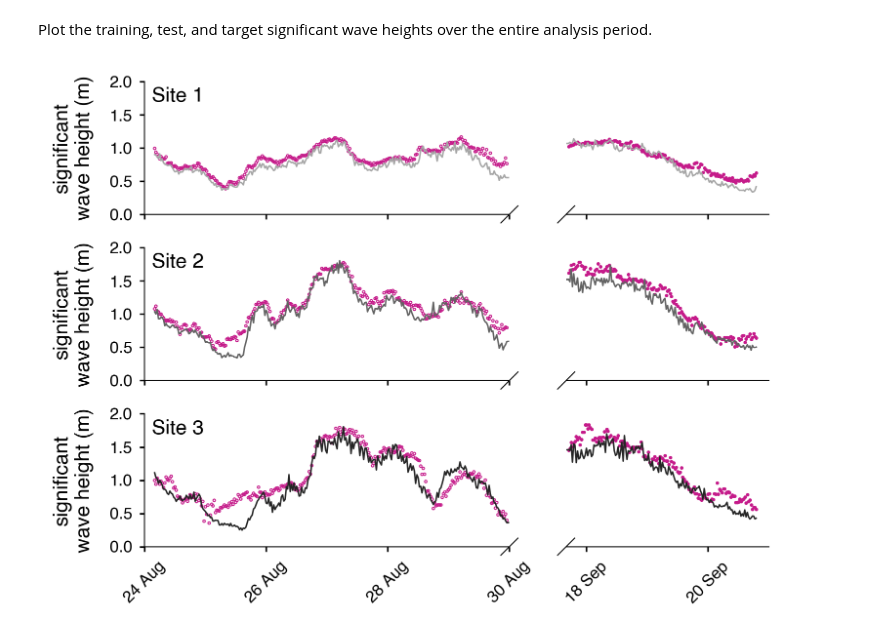
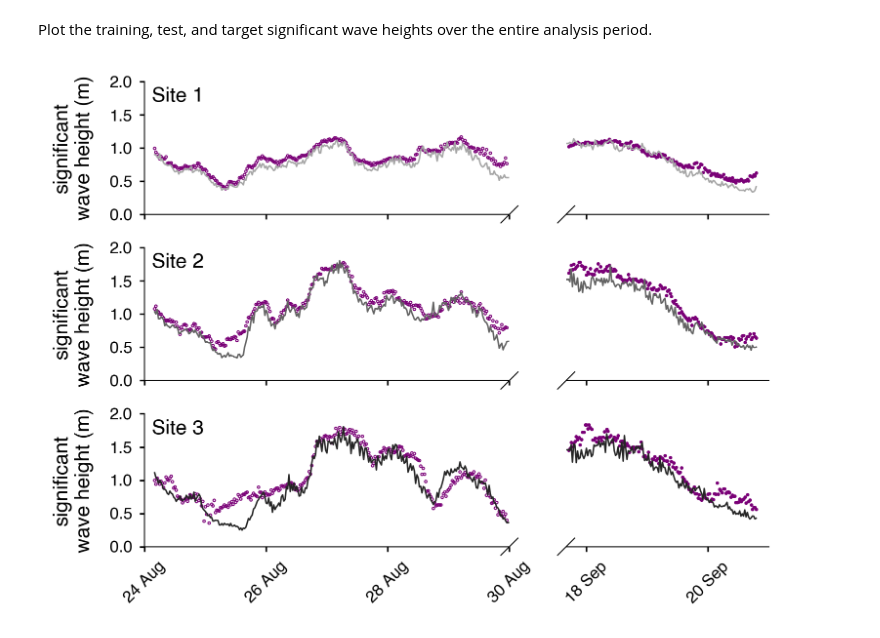
Before and after one commit to jacobrdavis/neural-network-based-methods-for-das-ocean-surface-wave-measurement, a Jupyter notebook: example-apply_fk_convolutional_neural_network.ipynb, the cells around one changed output. Saved outputs shown, nothing was run; the diff lists cells and outputs as text; code cells hidden in the pictures.

```diff
--- a/example-apply_fk_convolutional_neural_network.ipynb
+++ b/example-apply_fk_convolutional_neural_network.ipynb
@@ -298,33 +298,33 @@ ax_3 = plots.create_time_series_axes(start_time, end_time, gridspec[2])
 axes = [ax_1, ax_2, ax_3]
 
 for ax, site in zip(axes, sites):
     ax.scatter(
         das_30min_train_ds.sel(site=site)['time'],
         das_30min_train_ds.sel(site=site)['significant_wave_height'],
         label=f'Site {site}',
-        color=plots.spectral_nn_color,
+        color=plots.fk_cnn_color,
         **plots.train_scatter_kwargs,
     )
     ax.scatter(
         das_30min_test_ds.sel(site=site)['time'],
         das_30min_test_ds.sel(site=site)['significant_wave_height'],
         label=f'Site {site}',
-        color=plots.spectral_nn_color,
+        color=plots.fk_cnn_color,
         **plots.test_scatter_kwargs,
     )
     ax.plot(
         das_30min_ds.sel(site=site)['time'],
         das_30min_ds.sel(site=site)['target_significant_wave_height'],
         label=f'Site {site}',
         color=plots.mooring_site_colors[site],
         **plots.mooring_plot_kwargs,
     )
     ax.axs[0].annotate(f'Site {site}', xy=(0.02, 0.85), xycoords='axes fraction')
     ax.set_ylim([0, 2])
     ax.set_ylabel('significant\nwave height (m)', labelpad=25)
     plots.configure_time_series_xaxis(
         start_time, end_time, ax,
         labels=True if ax==axes[-1] else False
     )
 # %% [output]
-[figure, old version]
+[figure, new version]
```
Also changed, not shown: parts of 1 cell of this notebook, 2 other files.
